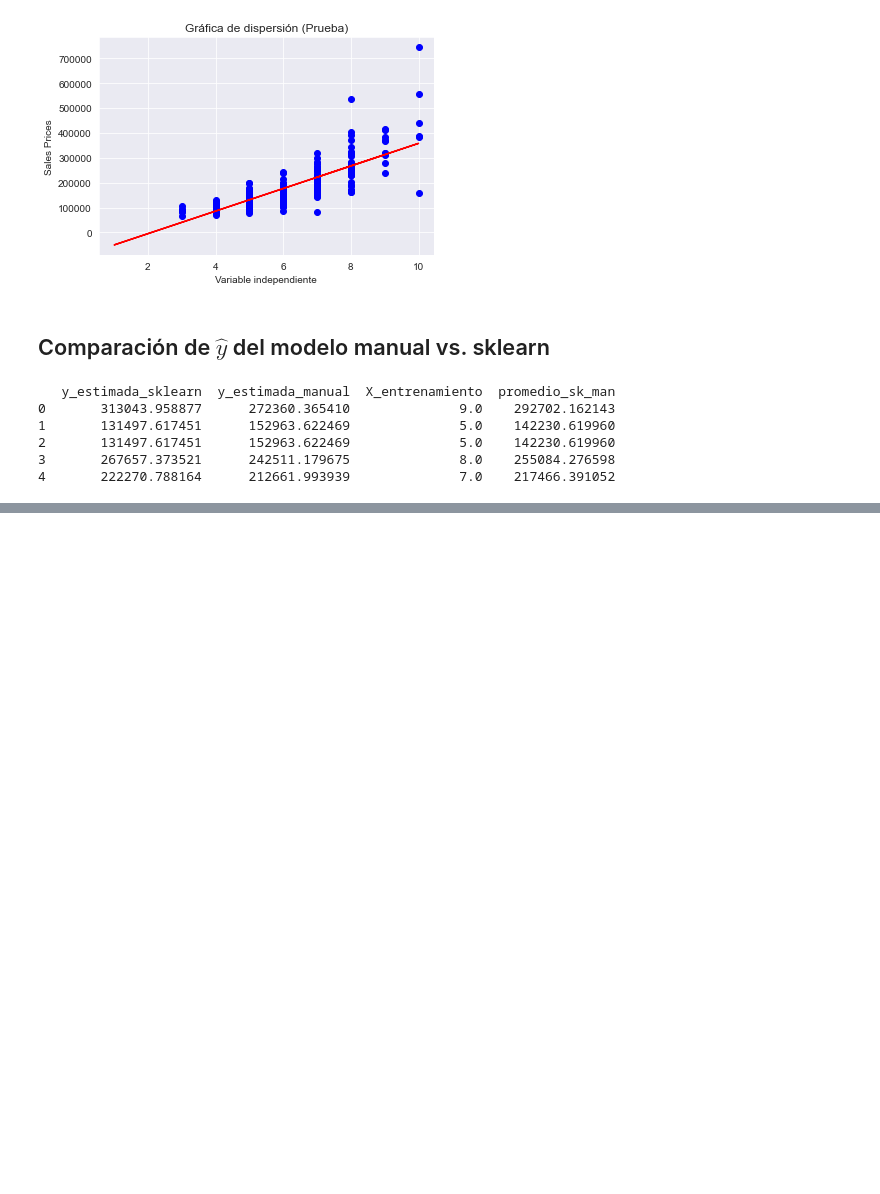
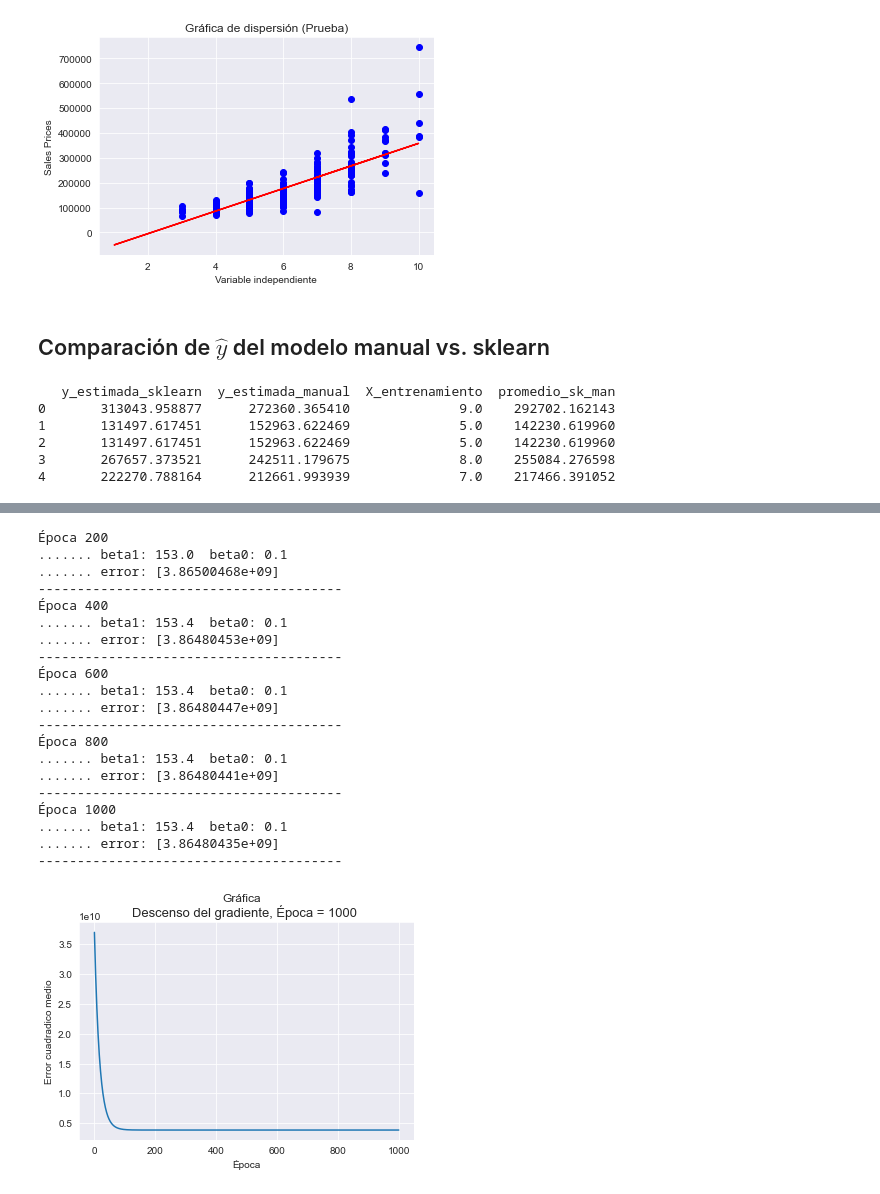
Before and after one commit to luispocon/proyecto1_regresion_lineal_programacion, a Jupyter notebook: Proyecto_1.ipynb, the cells around one changed output, grey strips where cells are left out. Drawn from its saved outputs; the diff is of its cells as text; code cells hidden in the pictures; blank space fills up the shorter version.

```diff
--- a/Proyecto_1.ipynb
+++ b/Proyecto_1.ipynb
@@ -550,0 +558,25 @@ y_s = df.iloc[:, :1].values
+# %%
+p = pasos(1000,0.0001,200,  X_entrenamiento[:,0], y_entrenamiento[:,0] )
+p2 = pasos(1000,0.00000001,200,  X_entrenamiento[:,1], y_entrenamiento[:,0] )
+# %% [output]
+Época 200
+....... beta1: 153.0  beta0: 0.1
+....... error: [3.86500468e+09]
+---------------------------------------
+Época 400
+....... beta1: 153.4  beta0: 0.1
+....... error: [3.86480453e+09]
+---------------------------------------
+Época 600
+....... beta1: 153.4  beta0: 0.1
+....... error: [3.86480447e+09]
+---------------------------------------
+Época 800
+....... beta1: 153.4  beta0: 0.1
+....... error: [3.86480441e+09]
+---------------------------------------
+Época 1000
+....... beta1: 153.4  beta0: 0.1
+....... error: [3.86480435e+09]
+---------------------------------------
+[figure, added]
```
Also changed, not shown: parts of 10 cells of this notebook.
